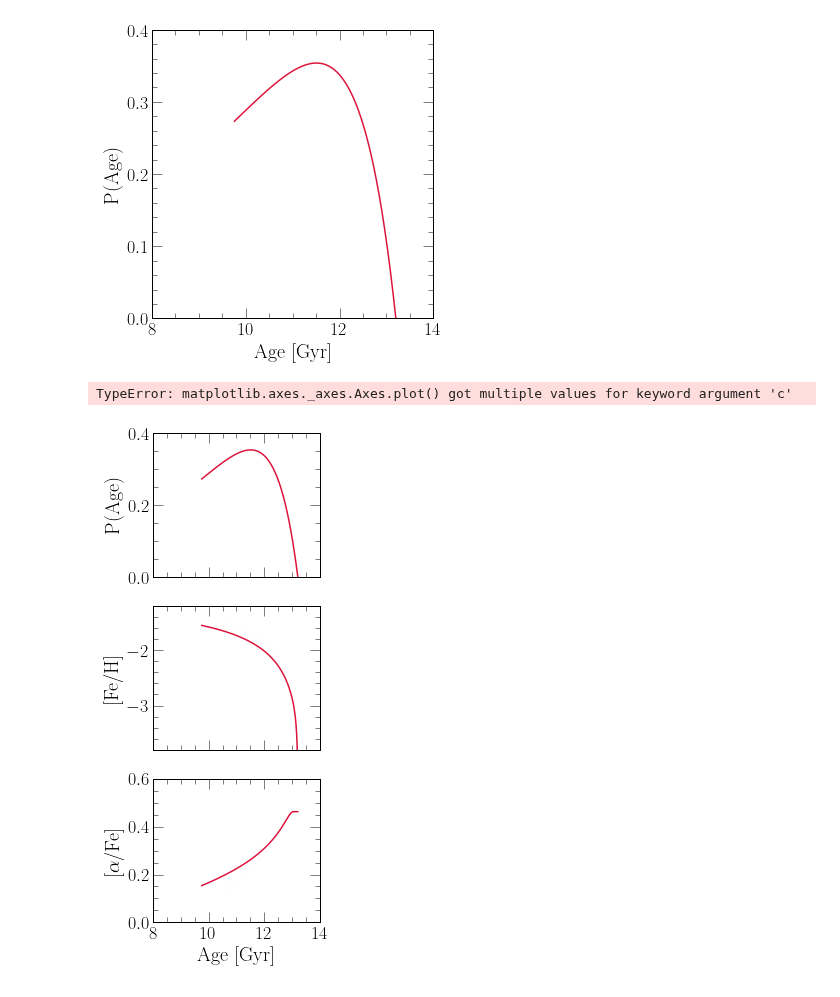
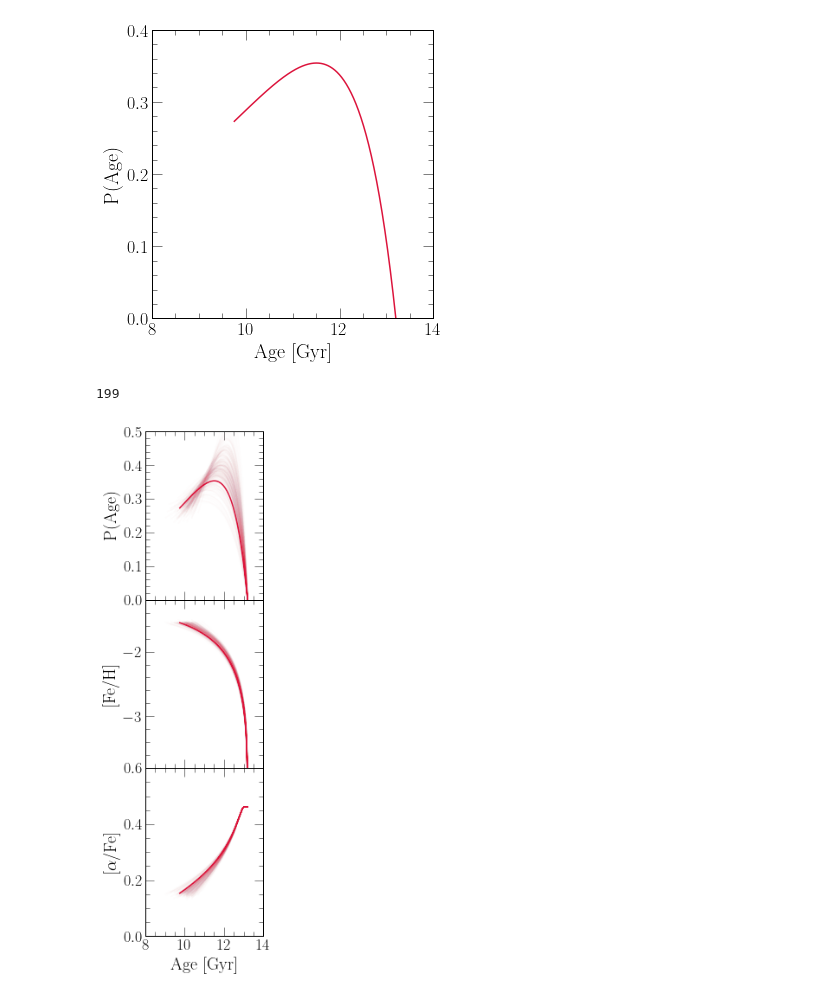
Before and after one commit to giganano/h3halo, a Jupyter notebook: notebooks/wukong.ipynb, the cells around one changed output. Saved outputs shown, nothing was run; the diff lists cells and outputs as text; code cells hidden in the pictures.

```diff
--- a/notebooks/wukong.ipynb
+++ b/notebooks/wukong.ipynb
@@ -236,7 +236,7 @@ for ax in [top, middle, bottom]:
 #     ax.axvline(14, c = named_colors()["grey"], linestyle = "--")
 plt.setp(top.get_xticklabels(which = "both"), visible = False)
 plt.setp(middle.get_xticklabels(which = "both"), visible = False)
-top.set_ylim([0, 0.4])
+top.set_ylim([0, 0.5])
 middle.set_ylim([-3.8, -1.2])
 bottom.set_ylim([0, 0.6])
 bottom.set_xlabel("Age [Gyr]")
@@ -274,33 +274,33 @@ with vice.singlezone(name = "sampled") as sz:
 #         sz.nthreads = 2
         sz.tau_star = chain["tau_star"][indeces[i]]
         sz.eta = chain["eta"][indeces[i]]
         sz.dt = chain["tau_tot"][indeces[i]] / 500
 #         vice.yields.ccsne.settings['fe'] = chain["y_fe_cc"][indeces[i]]
 #         vice.yields.sneia.settings['fe'] = chain["y_fe_ia"][indeces[i]]
         out = sz.run(np.linspace(0, chain["tau_tot"][indeces[i]], 501),
             overwrite = True, capture = True)
 
         kwargs["alpha"] = 0.01
         diff = 13.2 - out.history["time"][-1]
         xvals = [_ + diff for _ in out.history["lookback"]]
         middle.plot(xvals, out.history["[fe/h]"], **kwargs)
         bottom.plot(xvals, out.history["[o/fe]"], **kwargs)
         xvals = [_ + 13.2 - out.history["time"][-1] for _ in out.history["lookback"]]
         norm = sum(out.history["sfr"]) * (out.history["time"][1] - out.history["time"][0])
         yvals = [_ / norm for _ in out.history["sfr"]]
-        top.plot(xvals, yvals, c = named_colors()["crimson"], **kwargs)
+        top.plot(xvals, yvals, **kwargs)
 
         sys.stdout.write("\r%d" % (i))
 sys.stdout.write("\n")
 
 plt.tight_layout()
 plt.subplots_adjust(hspace = 0)
 # plt.subplots_adjust(hspace = 0, left = 0.2)
 for ext in ["pdf", "jpeg"]:
     kwargs = {}
     if ext == "jpeg": kwargs["dpi"] = 200
     plt.savefig("../paper/wukong_agedist_amr.%s" % (ext), **kwargs)
 plt.show()
 # %% [output]
-TypeError: matplotlib.axes._axes.Axes.plot() got multiple values for keyword argument 'c'
+199
-[figure, old version]
+[figure, new version]
```
Also changed, not shown: 4 other files.
